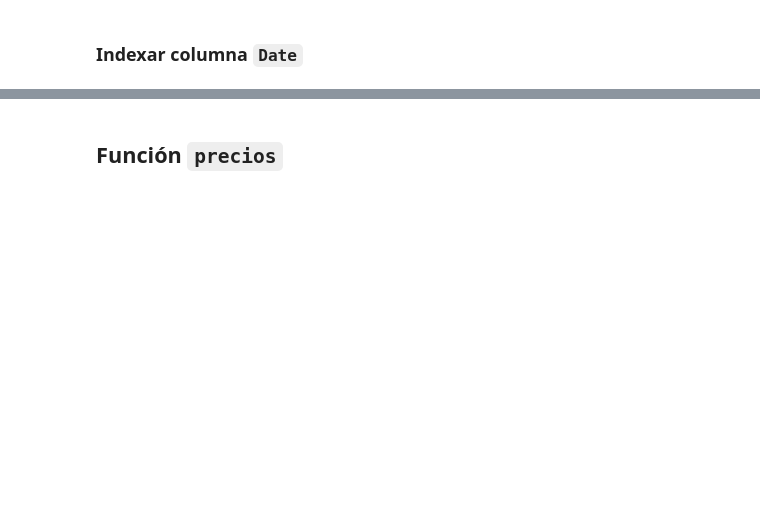
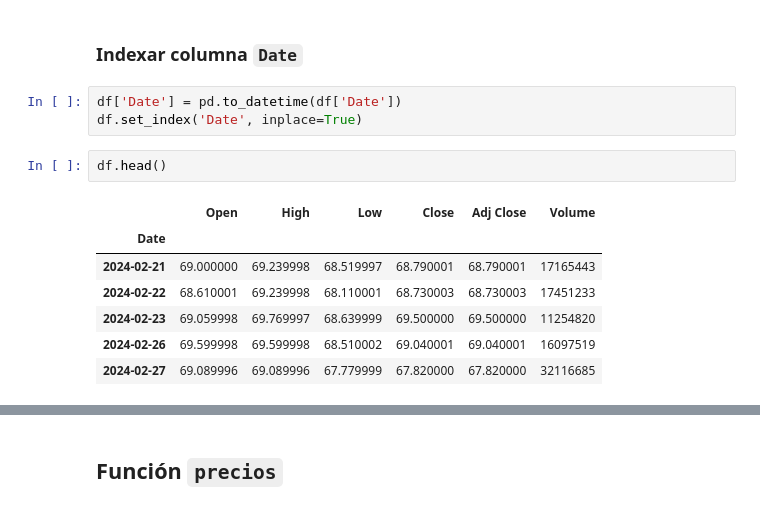
Before and after one commit to carlosdeoncedos/CienciasDatosFinanzas2024_05, a Jupyter notebook: Sesion_6.ipynb, the cells around one changed output, grey strips where cells are left out. Cells and saved outputs as stored; diff of their text form; blank space fills up the shorter version.

```diff
--- a/Sesion_6.ipynb
+++ b/Sesion_6.ipynb
@@ -91,2 +196,15 @@ GMT es la Zona Horaria de Greenwich.
 # %% [markdown]
 ### Indexar columna `Date`
+# %%
+df['Date'] = pd.to_datetime(df['Date'])
+df.set_index('Date', inplace=True)
+# %%
+df.head()
+# %% [output]
+|  | Open | High | Low | Close | Adj Close | Volume |
+| Date |  |  |  |  |  |  |
+| 2024-02-21 | 69.000000 | 69.239998 | 68.519997 | 68.790001 | 68.790001 | 17165443 |
+| 2024-02-22 | 68.610001 | 69.239998 | 68.110001 | 68.730003 | 68.730003 | 17451233 |
+| 2024-02-23 | 69.059998 | 69.769997 | 68.639999 | 69.500000 | 69.500000 | 11254820 |
+| 2024-02-26 | 69.599998 | 69.599998 | 68.510002 | 69.040001 | 69.040001 | 16097519 |
+| 2024-02-27 | 69.089996 | 69.089996 | 67.779999 | 67.820000 | 67.820000 | 32116685 |
```
Also changed, not shown: parts of 23 cells of this notebook.
